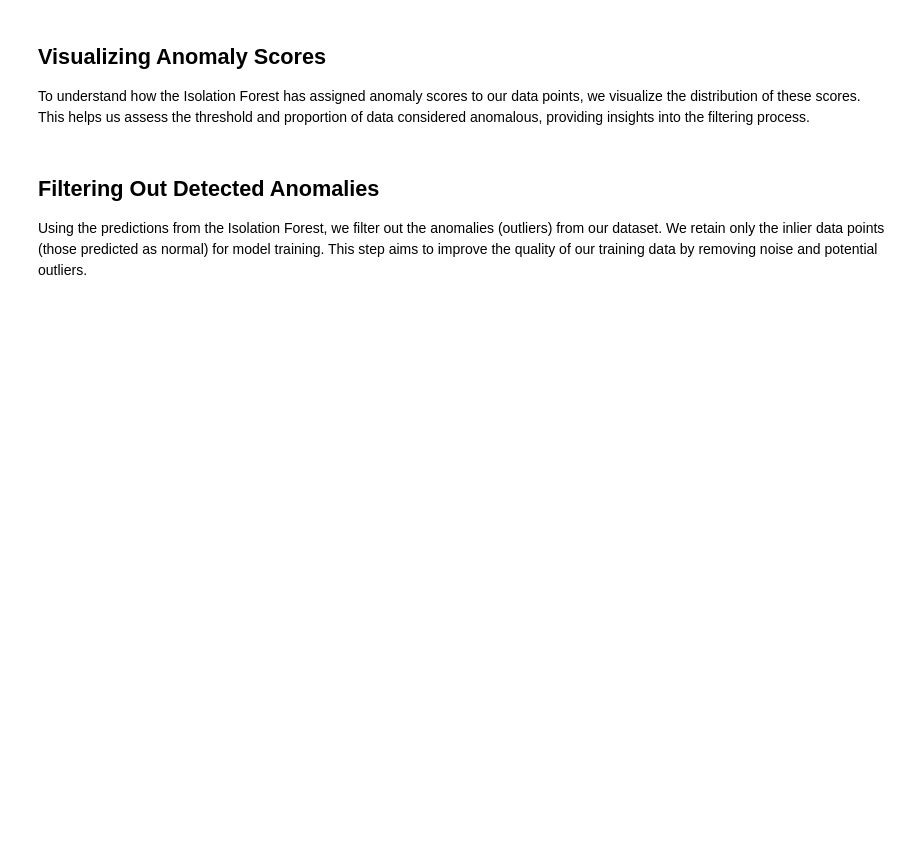
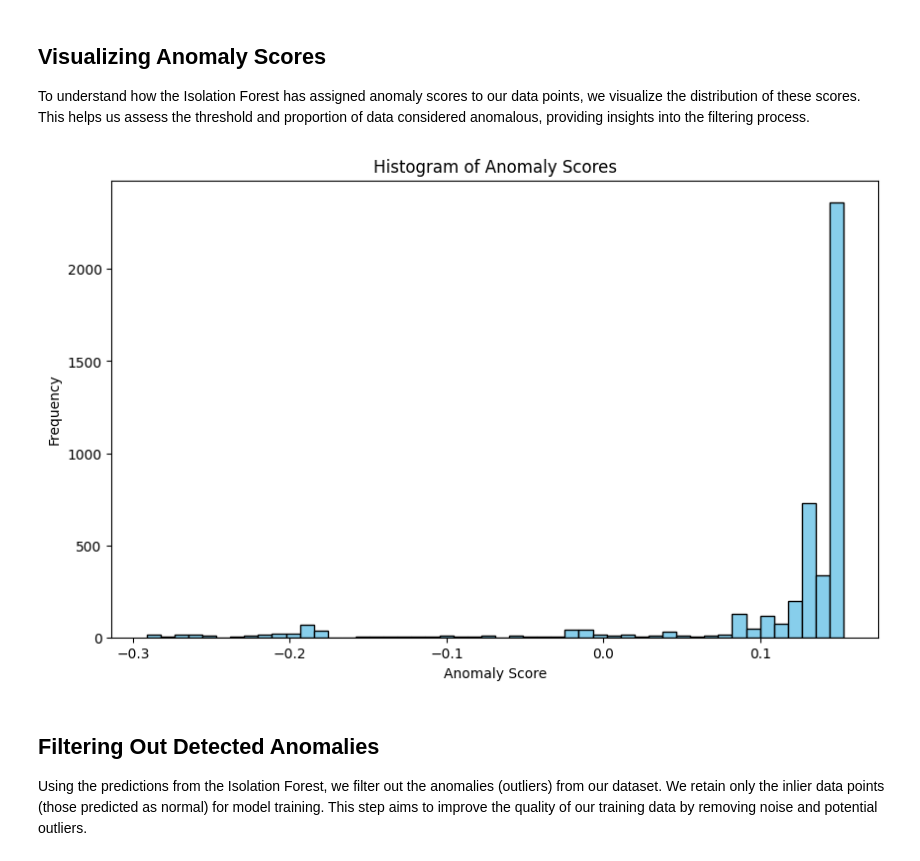
Before and after one commit to TheTallProgrammer/4371-Project-Structure-For-Jupyter-Notebook, a Jupyter notebook: MTH_IDS_IoTJ.ipynb, the cells around one changed output. Drawn from its saved outputs; the diff is of its cells as text; code cells hidden in the pictures; blank space fills up the shorter version.

```diff
--- a/MTH_IDS_IoTJ.ipynb
+++ b/MTH_IDS_IoTJ.ipynb
@@ -239,13 +377,15 @@ To understand how the Isolation Forest has assigned anomaly scores to our data p
 # %%
 # Visualize anomaly scores
 import matplotlib.pyplot as plt
 
 plt.figure(figsize=(10, 6))
-plt.hist(anomaly_scores, bins=50)
+plt.hist(anomaly_scores, bins=50, color='skyblue', edgecolor='black')
 plt.title('Histogram of Anomaly Scores')
 plt.xlabel('Anomaly Score')
 plt.ylabel('Frequency')
 plt.show()
+# %% [output]
+[figure, added]
 # %% [markdown]
 ## Filtering Out Detected Anomalies
 
```
Also changed, not shown: parts of 13 cells of this notebook, 1 other file.
